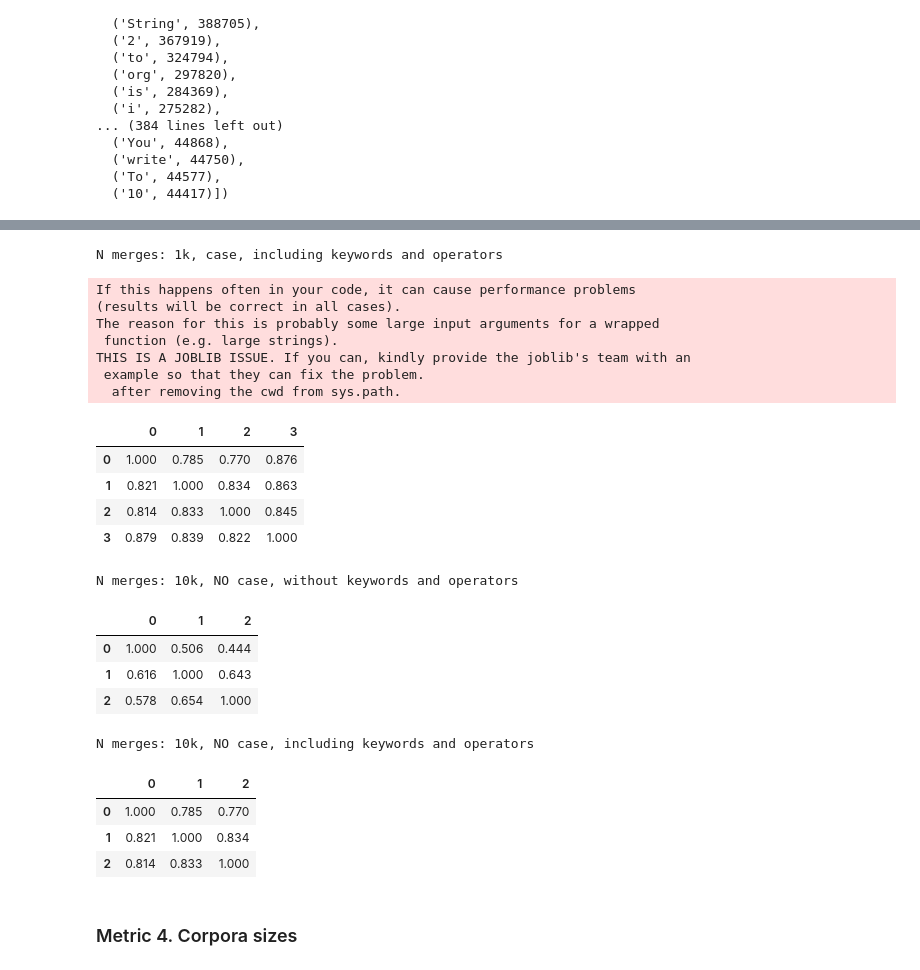
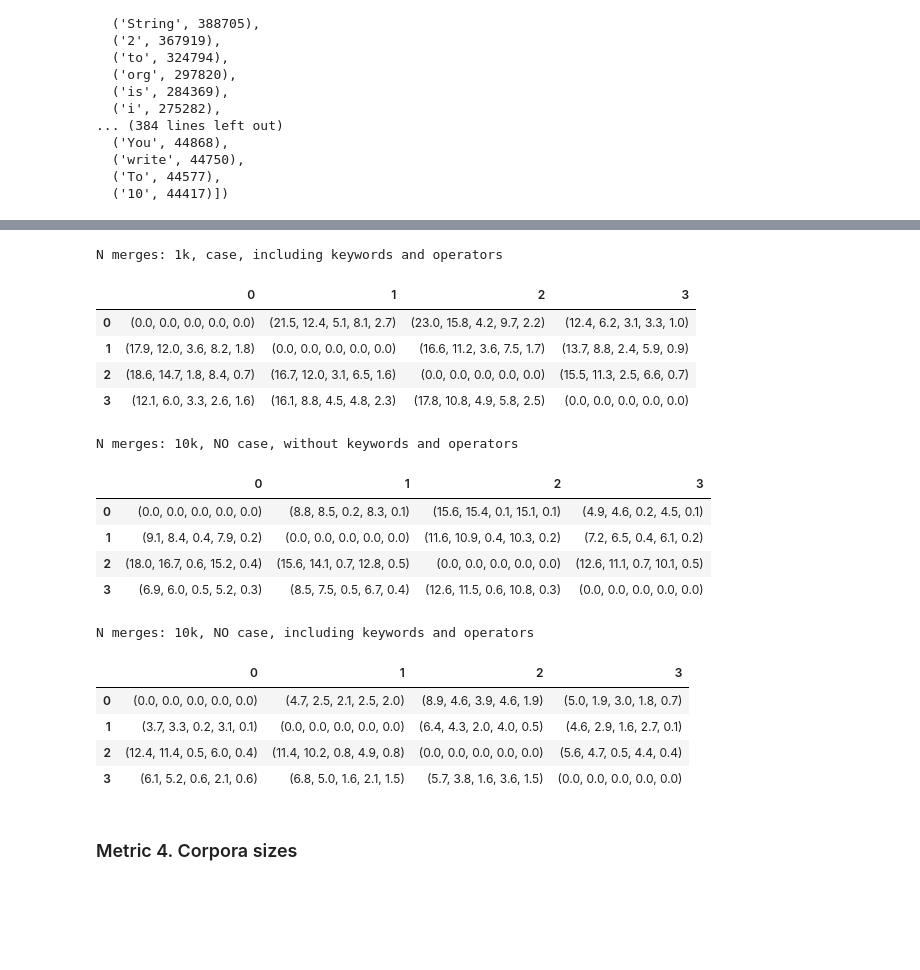
Before and after one commit to hlibbabii/log-recommender-dataprep, a Jupyter notebook: metrics/multilang.ipynb, the cells around one changed output, grey strips where cells are left out. Drawn from its saved outputs; the diff is of its cells as text; code cells hidden in the pictures; blank space fills up the shorter version.

```diff
--- a/metrics/multilang.ipynb
+++ b/metrics/multilang.ipynb
@@ -415 +432,12 @@ list(multilang_bpe_vocab.items())[:200], list(multilang_all_vocab.items())[:200]
+# %%
+import collections
+import numbers
+def pformat(thing, formatfunc):
+    if isinstance(thing, dict):
+        return type(thing)((key, pformat(value, formatfunc)) for key, value in thing.iteritems())
+    if isinstance(thing, collections.Container):
+        return type(thing)(pformat(value, formatfunc) for value in thing)
+    if isinstance(thing, numbers.Number):
+        return formatfunc(thing)
+    return thing
 # %%
@@ -440,47 +460,42 @@ print(f"N merges: {n_merges//1000}k, case, including keywords and operators")
 m = merge_similarity_rate_matrix([java_all_vocab, python_all_vocab, c_all_vocab, multilang_all_vocab],
                                  [java_merges[:n_merges], python_merges[:n_merges], c_merges[:n_merges], multilang_merges[:n_merges]])
 
-DataFrame(m).round(3)
+DataFrame(pformat(m, lambda s: f'{s*100:.1f}'))
 # %% [output]
 N merges: 1k, case, including keywords and operators
-If this happens often in your code, it can cause performance problems
-(results will be correct in all cases).
-The reason for this is probably some large input arguments for a wrapped
- function (e.g. large strings).
-THIS IS A JOBLIB ISSUE. If you can, kindly provide the joblib's team with an
- example so that they can fix the problem.
-  after removing the cwd from sys.path.
 |  | 0 | 1 | 2 | 3 |
-| 0 | 1.000 | 0.785 | 0.770 | 0.876 |
-| 1 | 0.821 | 1.000 | 0.834 | 0.863 |
-| 2 | 0.814 | 0.833 | 1.000 | 0.845 |
-| 3 | 0.879 | 0.839 | 0.822 | 1.000 |
+| 0 | (0.0, 0.0, 0.0, 0.0, 0.0) | (21.5, 12.4, 5.1, 8.1, 2.7) | (23.0, 15.8, 4.2, 9.7, 2.2) | (12.4, 6.2, 3.1, 3.3, 1.0) |
+| 1 | (17.9, 12.0, 3.6, 8.2, 1.8) | (0.0, 0.0, 0.0, 0.0, 0.0) | (16.6, 11.2, 3.6, 7.5, 1.7) | (13.7, 8.8, 2.4, 5.9, 0.9) |
+| 2 | (18.6, 14.7, 1.8, 8.4, 0.7) | (16.7, 12.0, 3.1, 6.5, 1.6) | (0.0, 0.0, 0.0, 0.0, 0.0) | (15.5, 11.3, 2.5, 6.6, 0.7) |
+| 3 | (12.1, 6.0, 3.3, 2.6, 1.6) | (16.1, 8.8, 4.5, 4.8, 2.3) | (17.8, 10.8, 4.9, 5.8, 2.5) | (0.0, 0.0, 0.0, 0.0, 0.0) |
 # %%
 n_merges = 10000
 print(f"N merges: {n_merges//1000}k, NO case, without keywords and operators")
-m = merge_similarity_rate_matrix([java_nocase_bpe_vocab, python_nocase_bpe_vocab, c_nocase_bpe_vocab],
-                                 [java_nocase_merges[:n_merges], python_nocase_merges[:n_merges], c_nocase_merges[:n_merges]])
+m = merge_similarity_rate_matrix([java_nocase_bpe_vocab, python_nocase_bpe_vocab, c_nocase_bpe_vocab, multilang_nocase_bpe_vocab],
+                                 [java_nocase_merges[:n_merges], python_nocase_merges[:n_merges], c_nocase_merges[:n_merges], multilang_nocase_merges[:n_merges]])
 
-DataFrame(m).round(3)
+DataFrame(pformat(m, lambda s: f'{s*100:.1f}'))
 # %% [output]
 N merges: 10k, NO case, without keywords and operators
-|  | 0 | 1 | 2 |
-| 0 | 1.000 | 0.506 | 0.444 |
-| 1 | 0.616 | 1.000 | 0.643 |
-| 2 | 0.578 | 0.654 | 1.000 |
+|  | 0 | 1 | 2 | 3 |
+| 0 | (0.0, 0.0, 0.0, 0.0, 0.0) | (8.8, 8.5, 0.2, 8.3, 0.1) | (15.6, 15.4, 0.1, 15.1, 0.1) | (4.9, 4.6, 0.2, 4.5, 0.1) |
+| 1 | (9.1, 8.4, 0.4, 7.9, 0.2) | (0.0, 0.0, 0.0, 0.0, 0.0) | (11.6, 10.9, 0.4, 10.3, 0.2) | (7.2, 6.5, 0.4, 6.1, 0.2) |
+| 2 | (18.0, 16.7, 0.6, 15.2, 0.4) | (15.6, 14.1, 0.7, 12.8, 0.5) | (0.0, 0.0, 0.0, 0.0, 0.0) | (12.6, 11.1, 0.7, 10.1, 0.5) |
+| 3 | (6.9, 6.0, 0.5, 5.2, 0.3) | (8.5, 7.5, 0.5, 6.7, 0.4) | (12.6, 11.5, 0.6, 10.8, 0.3) | (0.0, 0.0, 0.0, 0.0, 0.0) |
 # %%
 n_merges = 10000
 print(f"N merges: {n_merges//1000}k, NO case, including keywords and operators")
-m = merge_similarity_rate_matrix([java_nocase_all_vocab, python_nocase_all_vocab, c_nocase_all_vocab],
-                                 [java_nocase_merges[:n_merges], python_nocase_merges[:n_merges], c_nocase_merges[:n_merges]])
+m = merge_similarity_rate_matrix([java_nocase_all_vocab, python_nocase_all_vocab, c_nocase_all_vocab, multilang_nocase_all_vocab],
+                                 [java_nocase_merges[:n_merges], python_nocase_merges[:n_merges], c_nocase_merges[:n_merges], multilang_nocase_merges[:n_merges]])
 
-DataFrame(m).round(3)
+DataFrame(pformat(m, lambda s: f'{s*100:.1f}'))
 # %% [output]
 N merges: 10k, NO case, including keywords and operators
-|  | 0 | 1 | 2 |
-| 0 | 1.000 | 0.785 | 0.770 |
-| 1 | 0.821 | 1.000 | 0.834 |
-| 2 | 0.814 | 0.833 | 1.000 |
+|  | 0 | 1 | 2 | 3 |
+| 0 | (0.0, 0.0, 0.0, 0.0, 0.0) | (4.7, 2.5, 2.1, 2.5, 2.0) | (8.9, 4.6, 3.9, 4.6, 1.9) | (5.0, 1.9, 3.0, 1.8, 0.7) |
+| 1 | (3.7, 3.3, 0.2, 3.1, 0.1) | (0.0, 0.0, 0.0, 0.0, 0.0) | (6.4, 4.3, 2.0, 4.0, 0.5) | (4.6, 2.9, 1.6, 2.7, 0.1) |
+| 2 | (12.4, 11.4, 0.5, 6.0, 0.4) | (11.4, 10.2, 0.8, 4.9, 0.8) | (0.0, 0.0, 0.0, 0.0, 0.0) | (5.6, 4.7, 0.5, 4.4, 0.4) |
+| 3 | (6.1, 5.2, 0.6, 2.1, 0.6) | (6.8, 5.0, 1.6, 2.1, 1.5) | (5.7, 3.8, 1.6, 3.6, 1.5) | (0.0, 0.0, 0.0, 0.0, 0.0) |
 # %% [markdown]
 ### Metric 4. Corpora sizes
 # %% [markdown]
```
Also changed, not shown: parts of 4 cells of this notebook.
